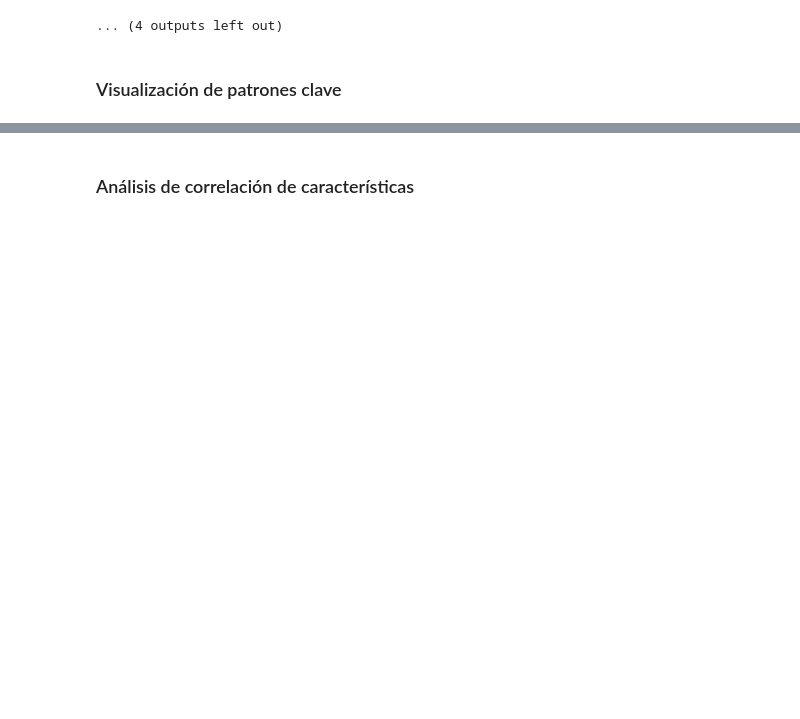
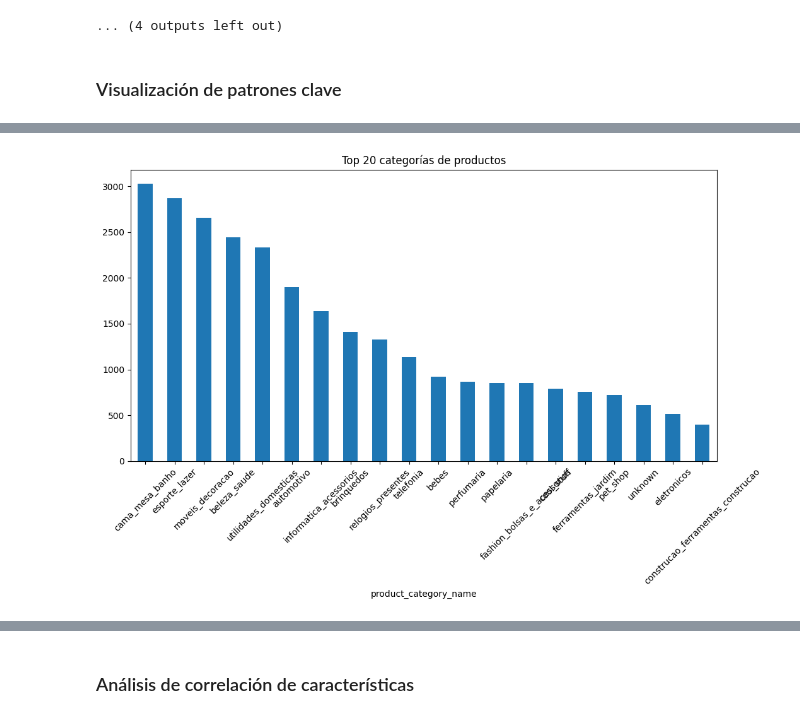
Before and after one commit to JoaquinCampos22155/proyecto3_Mineria, a Jupyter notebook: reporteEDA_copy.ipynb, the cells around one changed output, grey strips where cells are left out. Drawn from its saved outputs; the diff is of its cells as text; code cells hidden in the pictures; blank space fills up the shorter version.

```diff
--- a/reporteEDA_copy.ipynb
+++ b/reporteEDA_copy.ipynb
@@ -426,0 +443,9 @@ for name, df in datasets.items():
+# %%
+#COmportamiento de en la tabla productos.
+plt.figure(figsize=(12,6))
+products['product_category_name'].value_counts().head(20).plot(kind='bar')
+plt.title("Top 20 categorías de productos")
+plt.xticks(rotation=45)
+plt.show()
+# %% [output]
+[figure, added]
```
Also changed, not shown: parts of 7 cells of this notebook.
